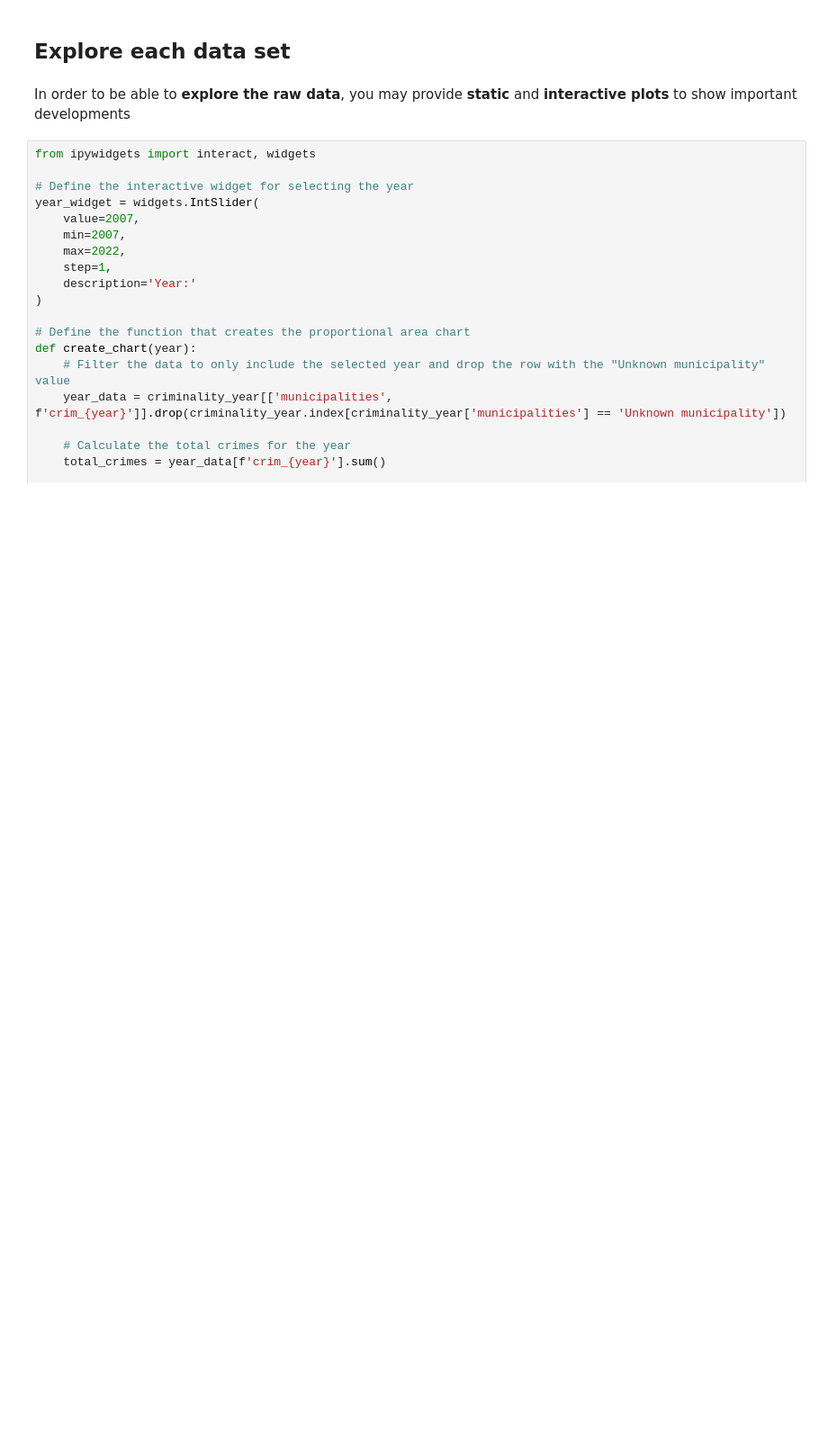
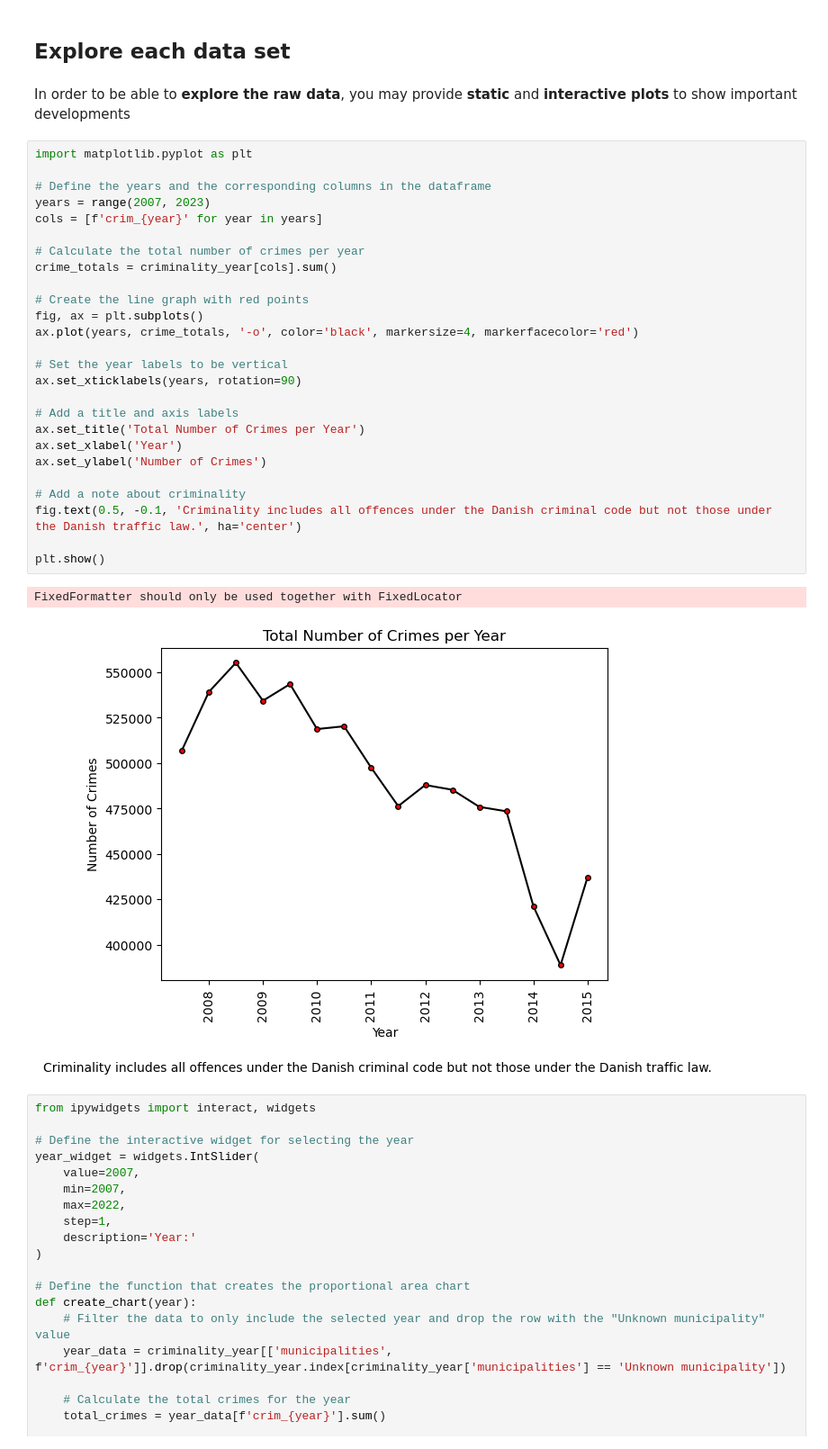
Before and after one commit to NumEconCopenhagen/projects-2023-latin-power, a Jupyter notebook: dataproject/dataproject.ipynb, the cells around one changed output. Shown at 90% size. Drawn from its saved outputs; the diff is of its cells as text; blank space fills up the shorter version.

```diff
--- a/dataproject/dataproject.ipynb
+++ b/dataproject/dataproject.ipynb
@@ -104,6 +104,35 @@ pop_year = pop[['municipalities', 'pop_2008', 'pop_2009', 'pop_2010', 'pop_2011'
 ## Explore each data set
 # %% [markdown]
 In order to be able to **explore the raw data**, you may provide **static** and **interactive plots** to show important developments
+# %%
+import matplotlib.pyplot as plt
+
+# Define the years and the corresponding columns in the dataframe
+years = range(2007, 2023)
+cols = [f'crim_{year}' for year in years]
+
+# Calculate the total number of crimes per year
+crime_totals = criminality_year[cols].sum()
+
+# Create the line graph with red points
+fig, ax = plt.subplots()
+ax.plot(years, crime_totals, '-o', color='black', markersize=4, markerfacecolor='red')
+
+# Set the year labels to be vertical
+ax.set_xticklabels(years, rotation=90)
+
+# Add a title and axis labels
+ax.set_title('Total Number of Crimes per Year')
+ax.set_xlabel('Year')
+ax.set_ylabel('Number of Crimes')
+
+# Add a note about criminality
+fig.text(0.5, -0.1, 'Criminality includes all offences under the Danish criminal code but not those under the Danish traffic law.', ha='center')
+
+plt.show()
+# %% [output]
+FixedFormatter should only be used together with FixedLocator
+[figure, added]
 # %%
 from ipywidgets import interact, widgets
 
```
Also changed, not shown: parts of 2 cells of this notebook.
